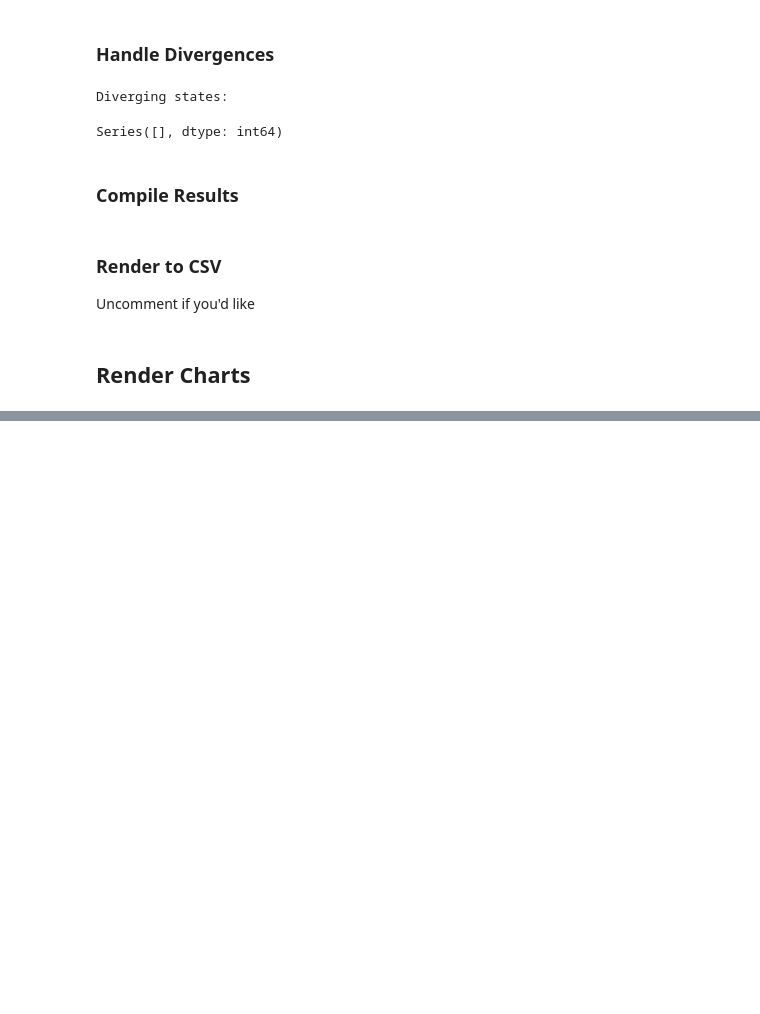
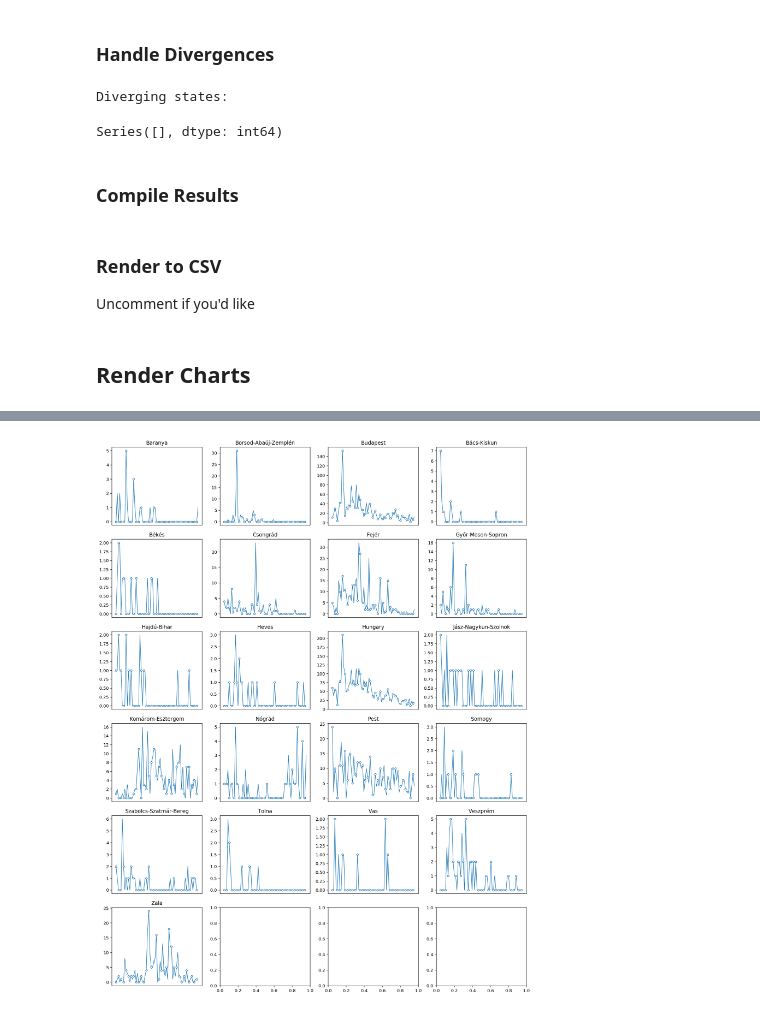
Before and after one commit to nickgon/Hungary-COVID19-Data, a Jupyter notebook: Hungary_R0_Calculation.ipynb, the cells around one changed output, grey strips where cells are left out. Saved outputs shown, nothing was run; the diff lists cells and outputs as text; code cells hidden in the pictures; blank space fills up the shorter version.

```diff
--- a/Hungary_R0_Calculation.ipynb
+++ b/Hungary_R0_Calculation.ipynb
@@ -621,0 +667,25 @@ fig.set_facecolor('w')
+# %%
+#Plotting daily new cases using adjusted case data from earlier
+ncols = 4
+nrows = int(np.ceil(counties.index.levels[0].shape[0] / ncols))
+
+fig, axes = plt.subplots(
+    nrows=nrows,
+    ncols=ncols,
+    figsize=(14, nrows*3))
+
+for ax, (county, grp) in zip(axes.flat, counties.groupby('County')):
+    ax.set_title(county)
+    ax.plot(grp.Cases.diff().dropna().values,
+            marker='o',
+            markersize=4,
+            markerfacecolor='w',
+            lw=1,
+            markevery=2)
+    ax.xaxis.set_major_formatter(mdates.DateFormatter('%m/%d'))
+    ax.xaxis.set_major_locator(mdates.WeekdayLocator(interval=2))
+
+fig.tight_layout()
+fig.set_facecolor('w')
+# %% [output]
+[figure, added]
```
Also changed, not shown: parts of 13 cells of this notebook, 5 other files.
